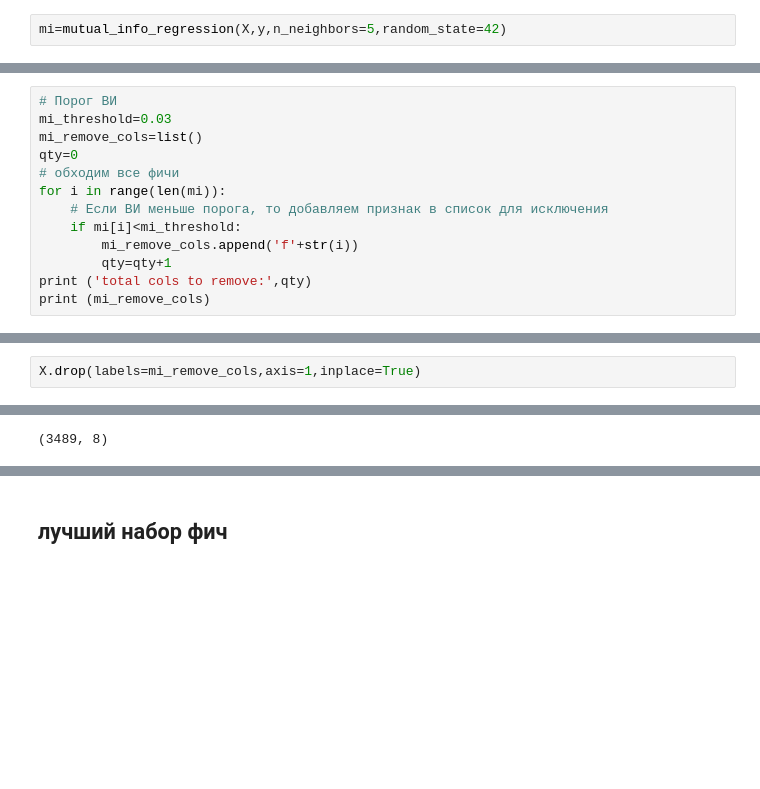
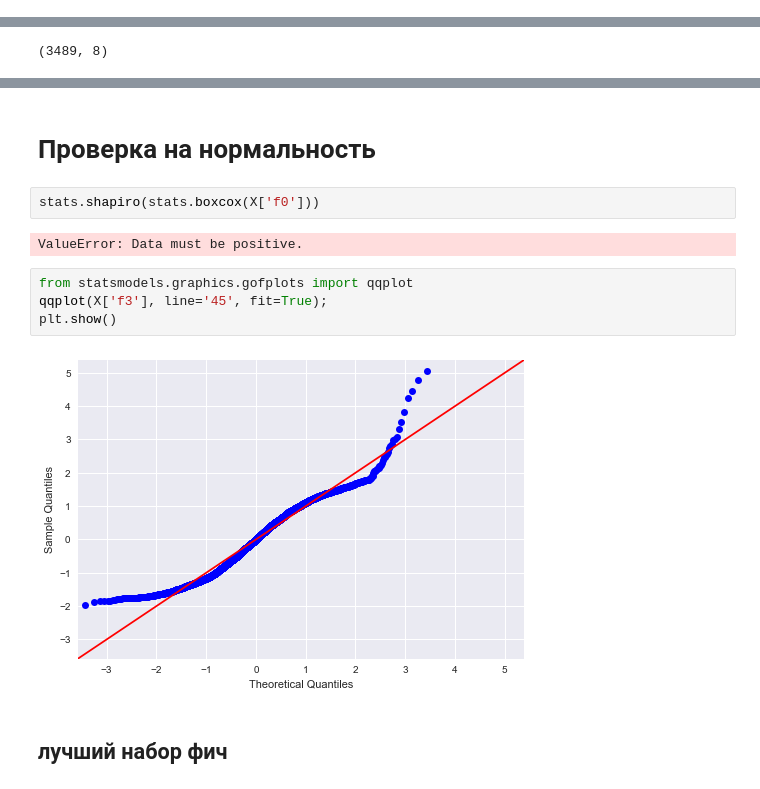
Before and after one commit to MiniGN/mlbootcamp-4, a Jupyter notebook: [ftr]Ftr_selection_stat.ipynb, the cells around one changed output, grey strips where cells are left out. Cells and saved outputs as stored; diff of their text form; blank space fills up the shorter version.

```diff
--- a/[ftr]Ftr_selection_stat.ipynb
+++ b/[ftr]Ftr_selection_stat.ipynb
@@ -33,2 +59,0 @@ KeyboardInterrupt:
-# %%
-mi=mutual_info_regression(X,y,n_neighbors=5,random_state=42)
@@ -37,13 +59,0 @@ mi=mutual_info_regression(X,y,n_neighbors=5,random_state=42)
-# %%
-# Порог ВИ
-mi_threshold=0.03
-mi_remove_cols=list()
-qty=0
-# обходим все фичи
-for i in range(len(mi)):
-    # Если ВИ меньше порога, то добавляем признак в список для исключения
-    if mi[i]<mi_threshold:
-        mi_remove_cols.append('f'+str(i))
-        qty=qty+1
-print ('total cols to remove:',qty)
-print (mi_remove_cols)
@@ -55,2 +59,0 @@ total cols to remove: 142
-# %%
-X.drop(labels=mi_remove_cols,axis=1,inplace=True)
@@ -142,3 +229,15 @@ X.shape
+# %% [markdown]
+# Проверка на нормальность
+# %%
+stats.shapiro(stats.boxcox(X['f0']))
+# %% [output]
+ValueError: Data must be positive.
+# %%
+from statsmodels.graphics.gofplots import qqplot
+qqplot(X['f3'], line='45', fit=True);
+plt.show()
+# %% [output]
+[figure, added]
 # %% [markdown]
 ## лучший набор фич
 # %%
```
Also changed, not shown: parts of 32 cells of this notebook.
